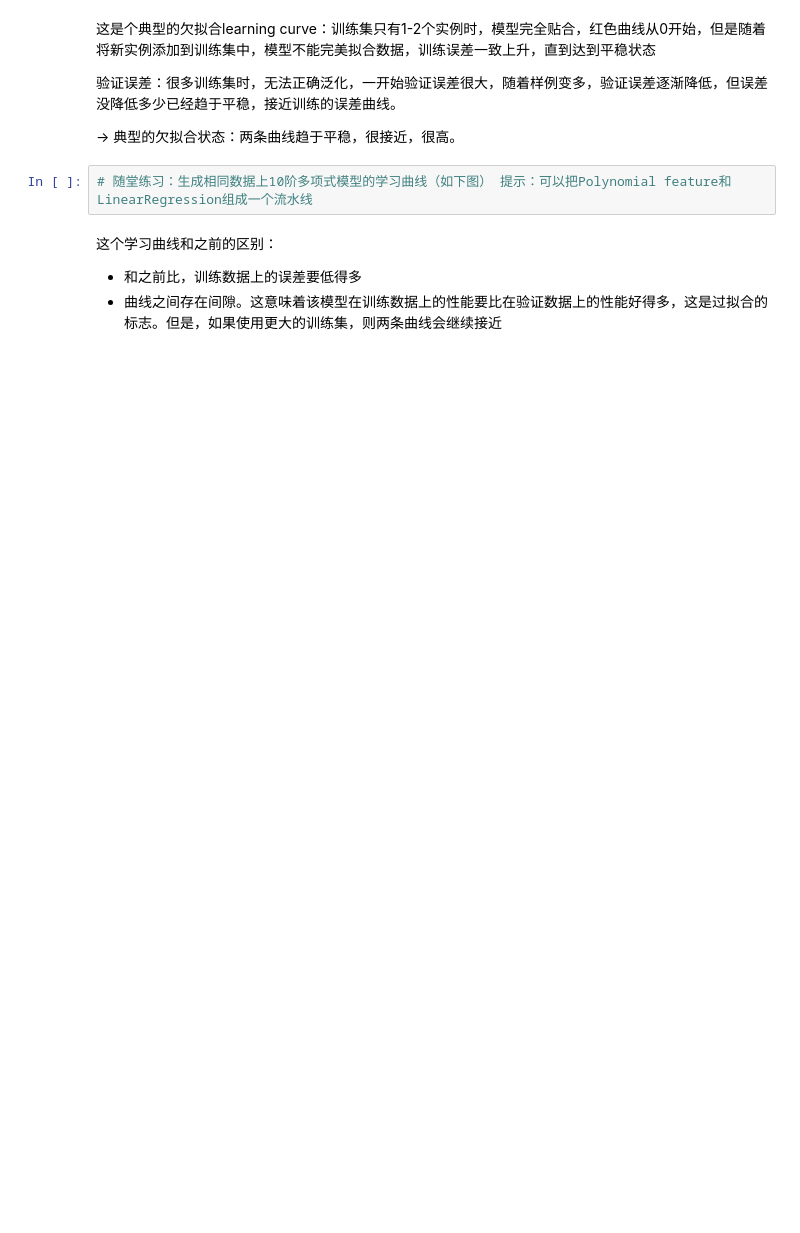
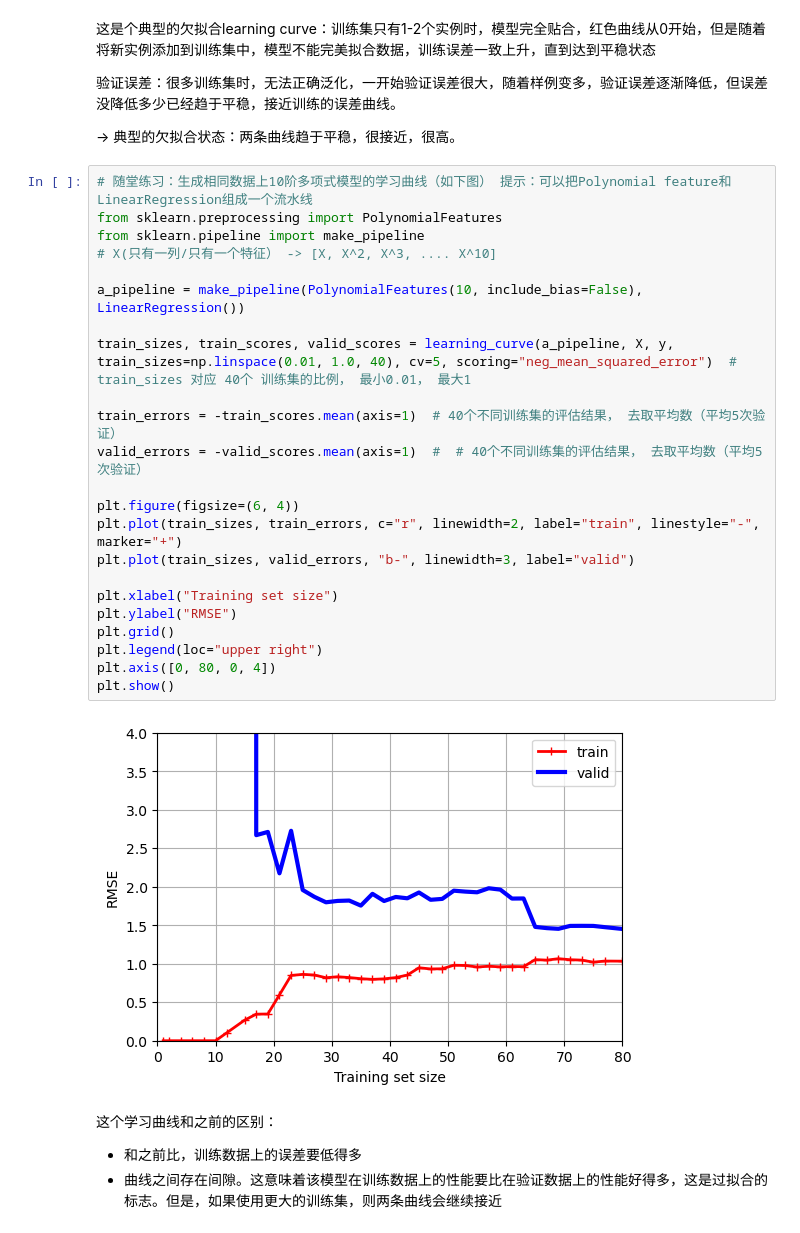
Before and after one commit to yt-one/ml-teach, a Jupyter notebook: 9_回归补充.ipynb, the cells around one changed output. Saved outputs shown, nothing was run; the diff lists cells and outputs as text; blank space fills up the shorter version.

```diff
--- a/9_回归补充.ipynb
+++ b/9_回归补充.ipynb
@@ -285,8 +291,31 @@ plt.show()
 验证误差：很多训练集时，无法正确泛化，一开始验证误差很大，随着样例变多，验证误差逐渐降低，但误差没降低多少已经趋于平稳，接近训练的误差曲线。
 
 -> 典型的欠拟合状态：两条曲线趋于平稳，很接近，很高。
-# %%
-# 随堂练习：生成相同数据上10阶多项式模型的学习曲线（如下图） 提示：可以把Polynomial feature和LinearRegression组成一个流水线
+# %%
+# 随堂练习：生成相同数据上10阶多项式模型的学习曲线（如下图） 提示：可以把Polynomial feature和LinearRegression组成一个流水线
+from sklearn.preprocessing import PolynomialFeatures
+from sklearn.pipeline import make_pipeline
+# X(只有一列/只有一个特征） -> [X, X^2, X^3, .... X^10]
+
+a_pipeline = make_pipeline(PolynomialFeatures(10, include_bias=False), LinearRegression())
+
+train_sizes, train_scores, valid_scores = learning_curve(a_pipeline, X, y, train_sizes=np.linspace(0.01, 1.0, 40), cv=5, scoring="neg_mean_squared_error")  # train_sizes 对应 40个 训练集的比例， 最小0.01， 最大1
+
+train_errors = -train_scores.mean(axis=1)  # 40个不同训练集的评估结果， 去取平均数（平均5次验证）
+valid_errors = -valid_scores.mean(axis=1)  #  # 40个不同训练集的评估结果， 去取平均数（平均5次验证）
+
+plt.figure(figsize=(6, 4))
+plt.plot(train_sizes, train_errors, c="r", linewidth=2, label="train", linestyle="-", marker="+")
+plt.plot(train_sizes, valid_errors, "b-", linewidth=3, label="valid")
+
+plt.xlabel("Training set size")
+plt.ylabel("RMSE")
+plt.grid()
+plt.legend(loc="upper right")
+plt.axis([0, 80, 0, 4])
+plt.show()
+# %% [output]
+[figure, added]
 # %% [markdown]
 这个学习曲线和之前的区别：
 - 和之前比，训练数据上的误差要低得多
```
Also changed, not shown: parts of 34 cells of this notebook.
